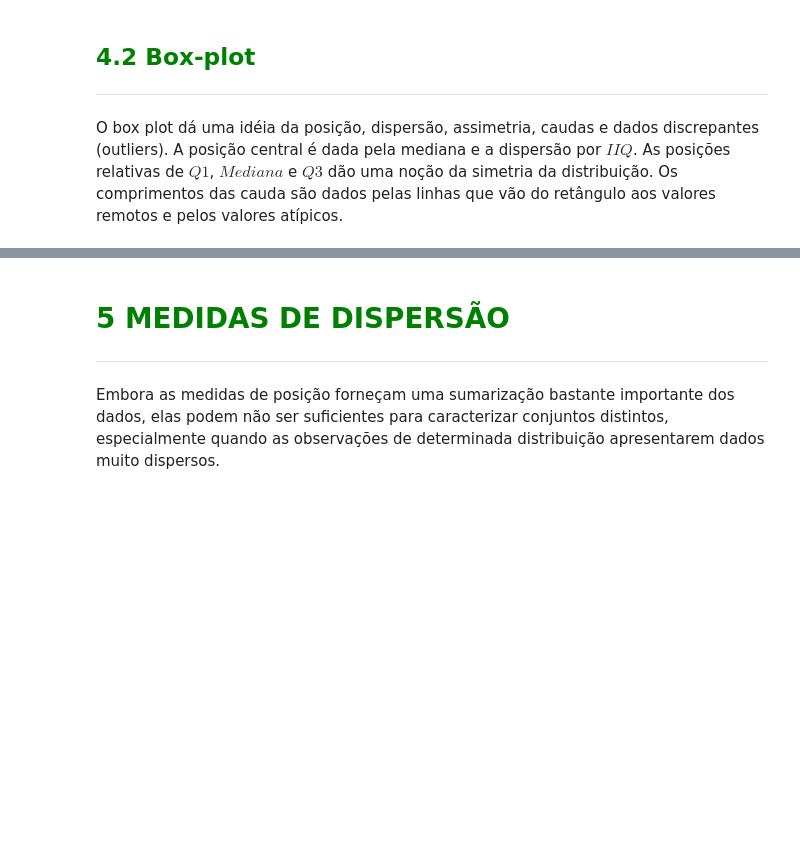
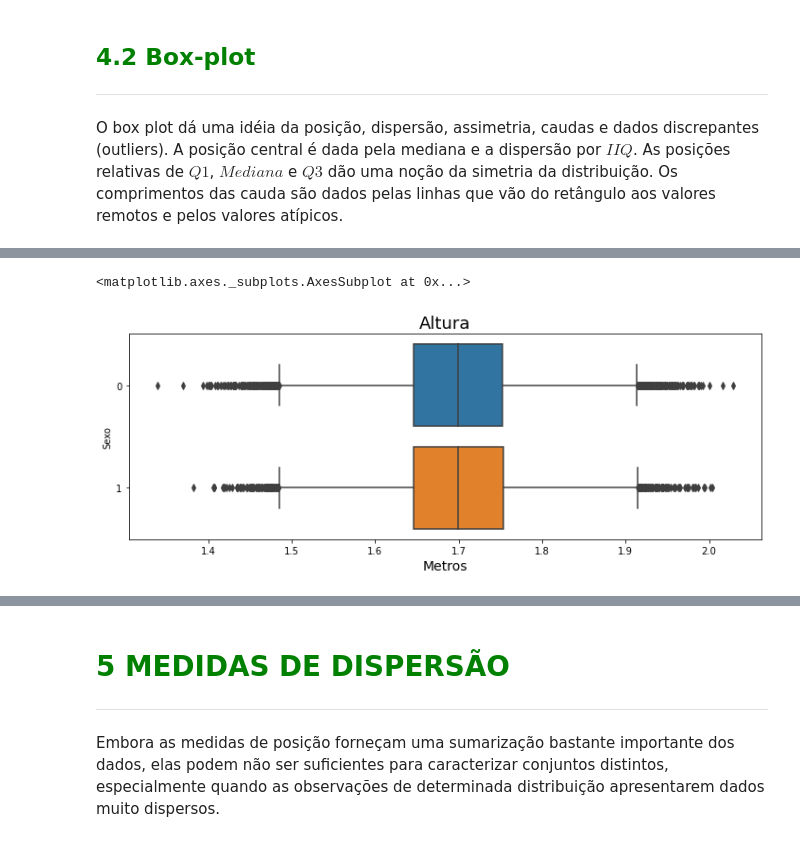
Before and after one commit to matheus6266/formacao_data_science, a Jupyter notebook: 02 - Estatística Python 1/Curso_de_Estatística_Parte_1.ipynb, the cells around one changed output, grey strips where cells are left out. Saved outputs shown, nothing was run; the diff lists cells and outputs as text; code cells hidden in the pictures; blank space fills up the shorter version.

```diff
--- a/02 - Estatística Python 1/Curso_de_Estatística_Parte_1.ipynb
+++ b/02 - Estatística Python 1/Curso_de_Estatística_Parte_1.ipynb
@@ -857,0 +910,11 @@ O box plot dá uma idéia da posição, dispersão, assimetria, caudas e dados d
+# %%
+# Plotando o gráfico de altura com dois eixos
+
+ax = sns.boxplot(x = "Altura", y = "Sexo", data = dados, orient = "h")
+ax.figure.set_size_inches(12, 4)
+ax.set_title("Altura", fontsize = 18)
+ax.set_xlabel("Metros", fontsize = 14)
+ax
+# %% [output]
+<matplotlib.axes._subplots.AxesSubplot at 0x...>
+[figure, added]
```
Also changed, not shown: parts of 6 cells of this notebook.
